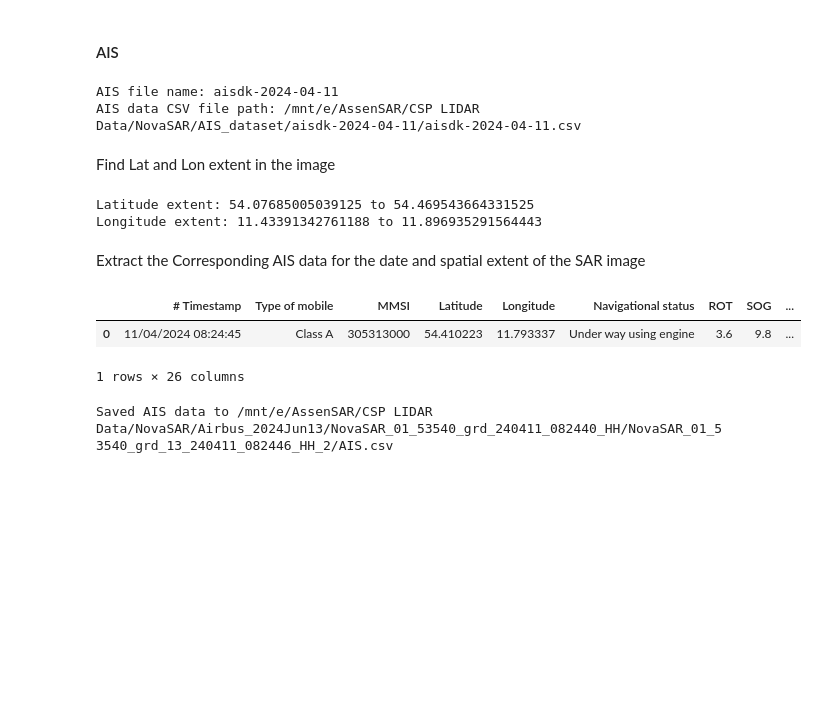
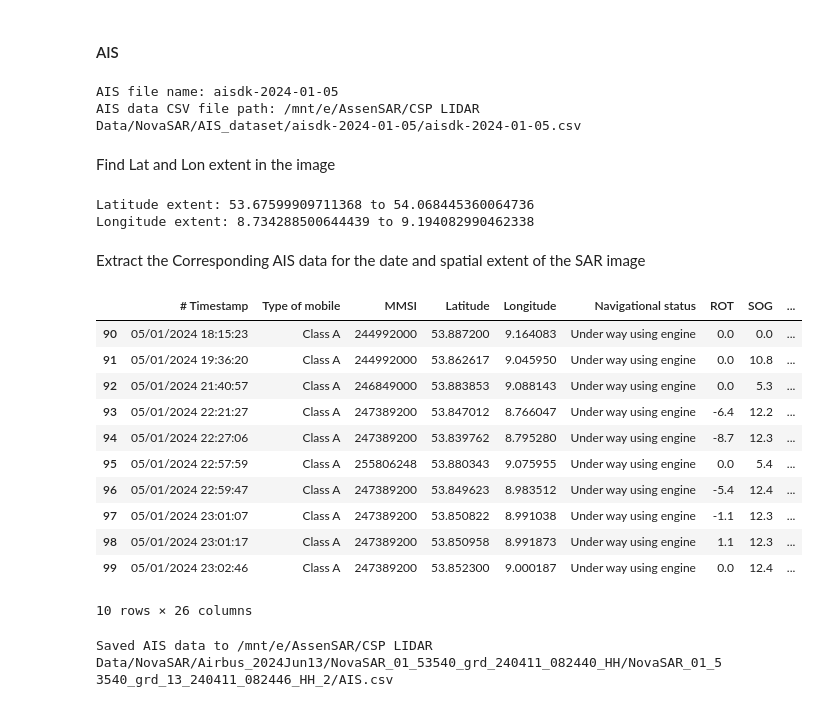
Before and after one commit to Benyaminhosseiny/NASTaR, a Jupyter notebook: NovaSAR_AIS_Processing.ipynb, the cells around one changed output. Drawn from its saved outputs; the diff is of its cells as text; code cells hidden in the pictures; blank space fills up the shorter version.

```diff
--- a/NovaSAR_AIS_Processing.ipynb
+++ b/NovaSAR_AIS_Processing.ipynb
@@ -194,6 +173,0 @@ Relative Transform: | 1.00,-0.00, 0.10|
-# %%
-# Save the delta transform to a JSON file
-import json
-# Convert to list and save
-with open(f"{nova_path}/delta_transform.json", "w") as f:
-    json.dump(list(delta), f)
@@ -202,21 +174,3 @@ Load the Relative transformation (between image and OSM)
-# %%
-# Load the delta transform from the saved JSON file
-import json
-
-
-# Find the index of 'NovaSAR' in the path parts
-nova_index = parts.index('NovaSAR')
-
-# Reconstruct the path up to and including 'NovaSAR'
-nova_path = Path(*parts[:nova_index + 1])
-
-
-with open(f"{nova_path}/delta_transform.json", "r") as f:
-    delta_values = json.load(f)
-
-# Reconstruct the Affine transform
-from rasterio.transform import Affine
-delta = Affine(*delta_values)
 # %% [markdown]
 Corrected Transformation
 # %%
@@ -261,8 +215,8 @@ csv_dir = f"{head_dir}AIS_dataset/{ais_name}/{ais_name}.csv"
 print(f"AIS file name: {ais_name}")
 print(f"AIS data CSV file path: {csv_dir}")
 # %% [output]
-AIS file name: aisdk-2024-04-11
-AIS data CSV file path: /mnt/e/AssenSAR/CSP LIDAR Data/NovaSAR/AIS_dataset/aisdk-2024-04-11/aisdk-2024-04-11.csv
+AIS file name: aisdk-2024-01-05
+AIS data CSV file path: /mnt/e/AssenSAR/CSP LIDAR Data/NovaSAR/AIS_dataset/aisdk-2024-01-05/aisdk-2024-01-05.csv
 # %% [markdown]
 Find Lat and Lon extent in the image
 # %%
@@ -271,7 +225,7 @@ lat_min, lon_min, lat_max, lon_max = get_geotif_LatLon_extent(f'{tii_path}/image
 print(f"Latitude extent: {lat_min} to {lat_max}")
 print(f"Longitude extent: {lon_min} to {lon_max}")
 # %% [output]
-Latitude extent: 54.07685005039125 to 54.469543664331525
-Longitude extent: 11.43391342761188 to 11.896935291564443
+Latitude extent: 53.67599909711368 to 54.068445360064736
+Longitude extent: 8.734288500644439 to 9.194082990462338
 # %% [markdown]
 Extract the Corresponding AIS data for the date and spatial extent of the SAR image
@@ -278,12 +281,21 @@ Extract the Corresponding AIS data for the date and spatial extent of the SAR im
 # %%
-time_buffer = [1,2]  # seconds
-AIS_df = load_AIS_df(csv_dir, acqdate, lat_min, lon_min, lat_max, lon_max, time_buffer)
+time_buffer = [100,100]  # seconds
+AIS_df = load_AIS_df(csv_dir, acqdate=None, lat_min=lat_min, lon_min=lon_min, lat_max=lat_max, lon_max=lon_max, time_buffer=time_buffer, remove_duplicate_names=False)
 # %%
-AIS_df
+AIS_df[90:100]
 # %% [output]
 |  | # Timestamp | Type of mobile | MMSI | Latitude | Longitude | Navigational status | ROT | SOG | ... |
-| 0 | 11/04/2024 08:24:45 | Class A | 305313000 | 54.410223 | 11.793337 | Under way using engine | 3.6 | 9.8 | ... |
+| 90 | 05/01/2024 18:15:23 | Class A | 244992000 | 53.887200 | 9.164083 | Under way using engine | 0.0 | 0.0 | ... |
+| 91 | 05/01/2024 19:36:20 | Class A | 244992000 | 53.862617 | 9.045950 | Under way using engine | 0.0 | 10.8 | ... |
+| 92 | 05/01/2024 21:40:57 | Class A | 246849000 | 53.883853 | 9.088143 | Under way using engine | 0.0 | 5.3 | ... |
+| 93 | 05/01/2024 22:21:27 | Class A | 247389200 | 53.847012 | 8.766047 | Under way using engine | -6.4 | 12.2 | ... |
+| 94 | 05/01/2024 22:27:06 | Class A | 247389200 | 53.839762 | 8.795280 | Under way using engine | -8.7 | 12.3 | ... |
+| 95 | 05/01/2024 22:57:59 | Class A | 255806248 | 53.880343 | 9.075955 | Under way using engine | 0.0 | 5.4 | ... |
+| 96 | 05/01/2024 22:59:47 | Class A | 247389200 | 53.849623 | 8.983512 | Under way using engine | -5.4 | 12.4 | ... |
+| 97 | 05/01/2024 23:01:07 | Class A | 247389200 | 53.850822 | 8.991038 | Under way using engine | -1.1 | 12.3 | ... |
+| 98 | 05/01/2024 23:01:17 | Class A | 247389200 | 53.850958 | 8.991873 | Under way using engine | 1.1 | 12.3 | ... |
+| 99 | 05/01/2024 23:02:46 | Class A | 247389200 | 53.852300 | 9.000187 | Under way using engine | 0.0 | 12.4 | ... |
-1 rows × 26 columns
+10 rows × 26 columns
 # %%
 # Save the filtered AIS data to a CSV file:
 AIS_df.to_csv(f"{tii_path}/AIS.csv", index=False)
```
Also changed, not shown: parts of 17 cells of this notebook, 1 other file.
